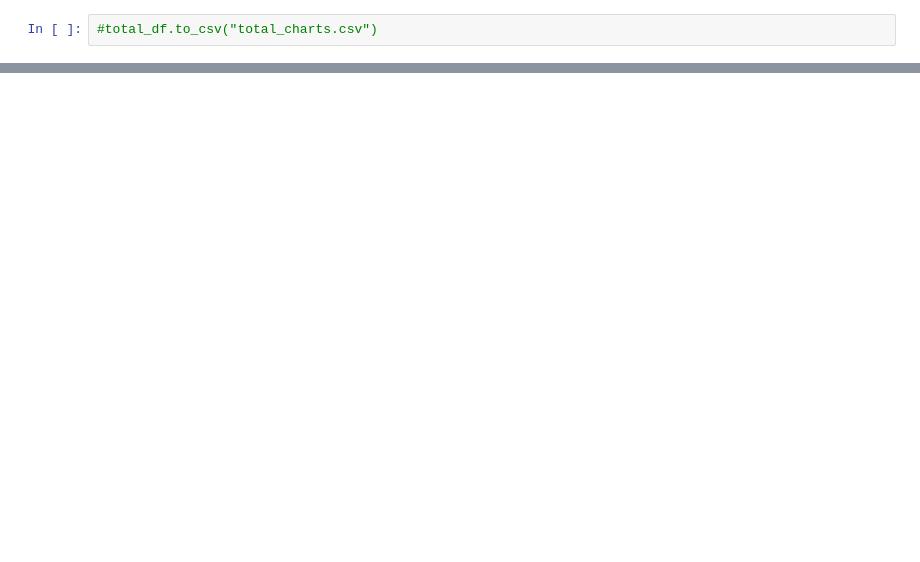
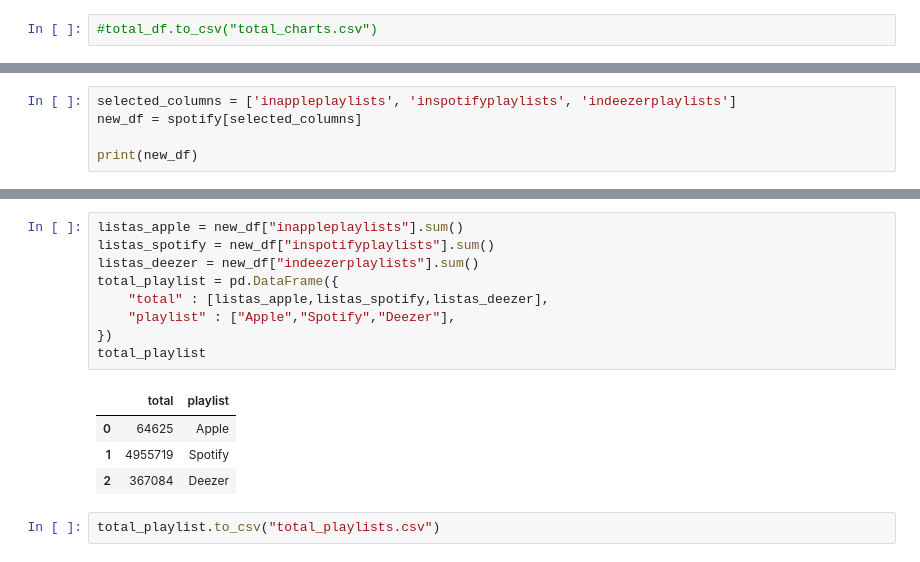
Before and after one commit to BSReguera/Pair-Programing-Modulo4-BeatrizyLaura, a Jupyter notebook: limpieza.ipynb, the cells around one changed output, grey strips where cells are left out. Drawn from its saved outputs; the diff is of its cells as text; blank space fills up the shorter version.

Commit message:
añadido tabla de playlist

```diff
--- a/limpieza.ipynb
+++ b/limpieza.ipynb
@@ -1467,0 +1530,5 @@ total_df
+# %%
+selected_columns = ['inappleplaylists', 'inspotifyplaylists', 'indeezerplaylists']
+new_df = spotify[selected_columns]
+
+print(new_df)
@@ -1467,0 +1550,16 @@ total_df
+# %%
+listas_apple = new_df["inappleplaylists"].sum()
+listas_spotify = new_df["inspotifyplaylists"].sum()
+listas_deezer = new_df["indeezerplaylists"].sum()
+total_playlist = pd.DataFrame({
+    "total" : [listas_apple,listas_spotify,listas_deezer],
+    "playlist" : ["Apple","Spotify","Deezer"],
+})
+total_playlist
+# %% [output]
+|  | total | playlist |
+| 0 | 64625 | Apple |
+| 1 | 4955719 | Spotify |
+| 2 | 367084 | Deezer |
+# %%
+total_playlist.to_csv("total_playlists.csv")
```
Also changed, not shown: parts of 9 cells of this notebook, 1 other file.
